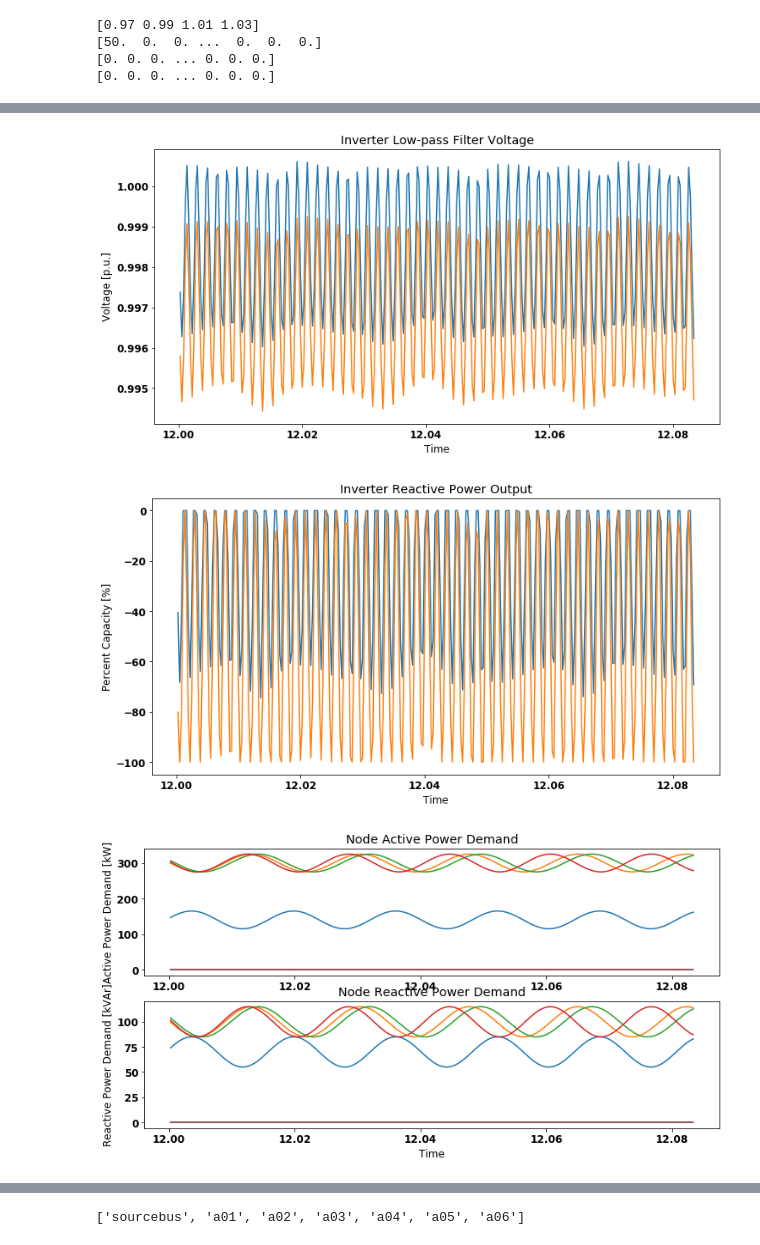
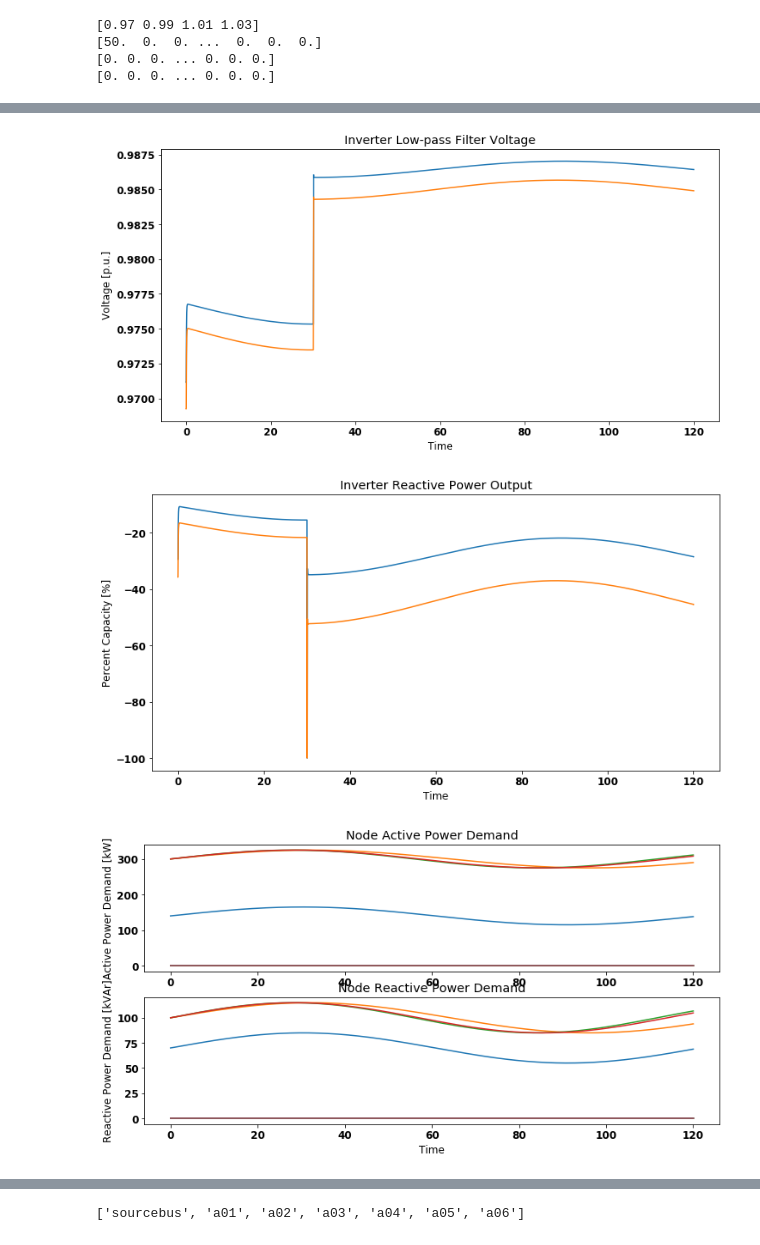
Before and after one commit to lbnl-cybersecurity/ceds-cigar, a Jupyter notebook: pycigar/oscillation/ES_oscillation_single_phase.ipynb, the cells around one changed output, grey strips where cells are left out. Cells and saved outputs as stored; diff of their text form; code cells hidden in the pictures.

```diff
--- a/pycigar/oscillation/ES_oscillation_single_phase.ipynb
+++ b/pycigar/oscillation/ES_oscillation_single_phase.ipynb
@@ -241,7 +241,10 @@ class inverter():
 
     # lowpass filter voltage measurements
     def lowpass(self, kt):
-        self.Vlp[kt] = (1 - self.wlp*self.Ts)*self.Vlp[kt-1] + self.wlp*self.Ts*self.Vmeas[kt-1]
+        if kt == 0:
+            self.Vlp[kt] = self.Vmeas[kt]
+        else:
+            self.Vlp[kt] = (1 - self.wlp*self.Ts)*self.Vlp[kt-1] + self.wlp*self.Ts*self.Vmeas[kt-1]
 
     # compute reactive power from lowpass filtered voltage and Volt-Var curve
     def compute_reactive_power_output(self, kt, Vcomp):
@@ -648,21 +661,24 @@ font = {'weight':'bold', 'size':12}
 
 plt.rc('font', **font)
 
-plotStartTimeStep = 12*3600 + 1
-plotEndTimeStep = 12*3600 + 1 + 300
+plotStartTimeStep = 0
+plotEndTimeStep = len(time)
 
-time = np.arange(plotStartTimeStep,plotEndTimeStep)
+# plotStartTimeStep = 12*3600 + 1
+# plotEndTimeStep = 12*3600 + 1 + 300
 
-timehh = ((time-1)/3600).astype(int)
-timemm = ((time-1) - 3600*timehh)/60
+# time = np.arange(plotStartTimeStep,plotEndTimeStep)
 
-timeplot = timehh.astype(float) + timemm/100
+# timehh = ((time-1)/3600).astype(int)
+# timemm = ((time-1) - 3600*timehh)/60
+
+# timeplot = timehh.astype(float) + timemm/100
 
 fig = plt.figure(figsize=[12,6])
 # for k1 in range(0,LoadBusVoltage.shape[1]):
 for k1 in range(len(LoadBuses)):
-#     plt.plot(time/3600,LoadBusVoltage[plotStartTimeStep:plotEndTimeStep,k1])
-    plt.plot(timeplot,LoadBusVoltage[plotStartTimeStep:plotEndTimeStep,k1] - np.mean(LoadBusVoltage[plotStartTimeStep:plotEndTimeStep,k1]))
+#     plt.plot(time,LoadBusVoltage[:,k1])
+    plt.plot(time,LoadBusVoltage[:,k1] - np.mean(LoadBusVoltage[:,k1]))
 #     print(LoadBuses[k1])
 plt.title('Node Voltage')
 plt.xlabel('Time')
@@ -673,7 +689,7 @@ plt.show()
 fig = plt.figure(figsize=[12,6])
 # for k1 in range(0,LoadBusVoltage.shape[1]):
 for k1 in range(len(AllBuses)):
-    plt.plot(time/3600,AllBusVoltage[plotStartTimeStep:plotEndTimeStep,k1],label=AllBuses[k1])
+    plt.plot(time,AllBusVoltage[:,k1],label=AllBuses[k1])
 #     print(LoadBuses[k1])
 plt.title('Node Voltage')
 plt.xlabel('Time')
@@ -683,8 +699,8 @@ plt.show()
 
 fig = plt.figure(figsize=[12,6])
 for k1 in range(0,len(inverters)):
-#     plt.plot(inverters[k1].Vmeas[plotStartTimeStep:plotEndTimeStep])
-    plt.plot(time/3600,inverters[k1].Vlp[plotStartTimeStep:plotEndTimeStep])
+#     plt.plot(inverters[k1].Vmeas[:])
+    plt.plot(time,inverters[k1].Vlp[:])
 # plt.ylim([0.85, 1.05])
 plt.title('Inverter Low-pass Filter Voltage')
 plt.xlabel('Time')
@@ -693,7 +709,7 @@ plt.show()
 
 fig = plt.figure(figsize=[12,6])
 for k1 in range(0,len(inverters)):
-    plt.plot(time/3600,inverters[k1].reactive_power[plotStartTimeStep:plotEndTimeStep])
+    plt.plot(time,inverters[k1].reactive_power[:])
 # plt.ylim([-100, 100])
 plt.title('Inverter Reactive Power Output')
 plt.xlabel('Time')
@@ -701,8 +717,8 @@ plt.ylabel('Percent Capacity [%]')
 plt.show()
 
 # fig = plt.figure(figsize=[12,6])
-# plt.plot(time/3600,PloadTS[plotStartTimeStep:plotEndTimeStep,:])
-# plt.plot(time/3600,QloadTS[plotStartTimeStep:plotEndTimeStep,:])
+# plt.plot(time,PloadTS[:,:])
+# plt.plot(time,QloadTS[:,:])
 # plt.title('Load Demands')
 # plt.xlabel('Time')
 # plt.ylabel('Percent Capacity [%]')
@@ -710,50 +726,50 @@ plt.show()
 
 fig = plt.figure(figsize=[12,6])
 plt.subplot(2,1,1)
-plt.plot(time/3600,PloadTS[plotStartTimeStep:plotEndTimeStep,:])
+plt.plot(time,PloadTS[:,:])
 plt.title('Node Active Power Demand')
 # plt.xlabel('Time')
 plt.ylabel('Active Power Demand [kW]')
 plt.subplot(2,1,2)
-plt.plot(time/3600,QloadTS[plotStartTimeStep:plotEndTimeStep,:])
+plt.plot(time,QloadTS[:,:])
 plt.title('Node Reactive Power Demand')
 plt.xlabel('Time')
 plt.ylabel('Reactive Power Demand [kVAr]')
 plt.show()
 
 # fig = plt.figure(figsize=[12,6])
-# plt.plot(time/3600,PinjTS[plotStartTimeStep:plotEndTimeStep,:])
-# plt.plot(time/3600,QinjTS[plotStartTimeStep:plotEndTimeStep,:])
+# plt.plot(time,PinjTS[:,:])
+# plt.plot(time,QinjTS[:,:])
 # plt.title('Injection')
 # plt.show()
 
 fig = plt.figure(figsize=[12,6])
 plt.subplot(2,1,1)
-plt.plot(time/3600,PinvTS[plotStartTimeStep:plotEndTimeStep,:])
+plt.plot(time,PinvTS[:,:])
 plt.title('Node Active Power Injection')
 # plt.xlabel('Time')
 plt.ylabel('Active Power Injection [kW]')
 plt.subplot(2,1,2)
-plt.plot(time/3600,QinvTS[plotStartTimeStep:plotEndTimeStep,:])
+plt.plot(time,QinvTS[:,:])
 plt.title('Node Reactive Power Injection')
 plt.xlabel('Time')
 plt.ylabel('Reactive Power Injection [kVAr]')
 plt.show()
 
 # fig = plt.figure(figsize=[12,6])
-# plt.plot(time/3600,PtotalTS[plotStartTimeStep:plotEndTimeStep,:])
-# plt.plot(time/3600,QtotalTS[plotStartTimeStep:plotEndTimeStep,:])
+# plt.plot(time,PtotalTS[:,:])
+# plt.plot(time,QtotalTS[:,:])
 # plt.title('Total')
 # plt.show()
 
 fig = plt.figure(figsize=[12,6])
 plt.subplot(2,1,1)
-plt.plot(time/3600,PtotalTS[plotStartTimeStep:plotEndTimeStep,:])
+plt.plot(time,PtotalTS[:,:])
 plt.title('Node Total Active Power')
 # plt.xlabel('Time')
 plt.ylabel('Total Active Power [kW]')
 plt.subplot(2,1,2)
-plt.plot(time/3600,QtotalTS[plotStartTimeStep:plotEndTimeStep,:])
+plt.plot(time,QtotalTS[:,:])
 plt.title('Node Total Reactive Power')
 plt.xlabel('Time')
 plt.ylabel('Total Reactive Power [kVAr]')
@@ -766,3 +782,3 @@ plt.show()
-[figure, old version]
+[figure, new version]
-[figure, old version]
+[figure, new version]
-[figure, old version]
+[figure, new version]
```
Also changed, not shown: parts of 3 cells of this notebook, 1 other file.
